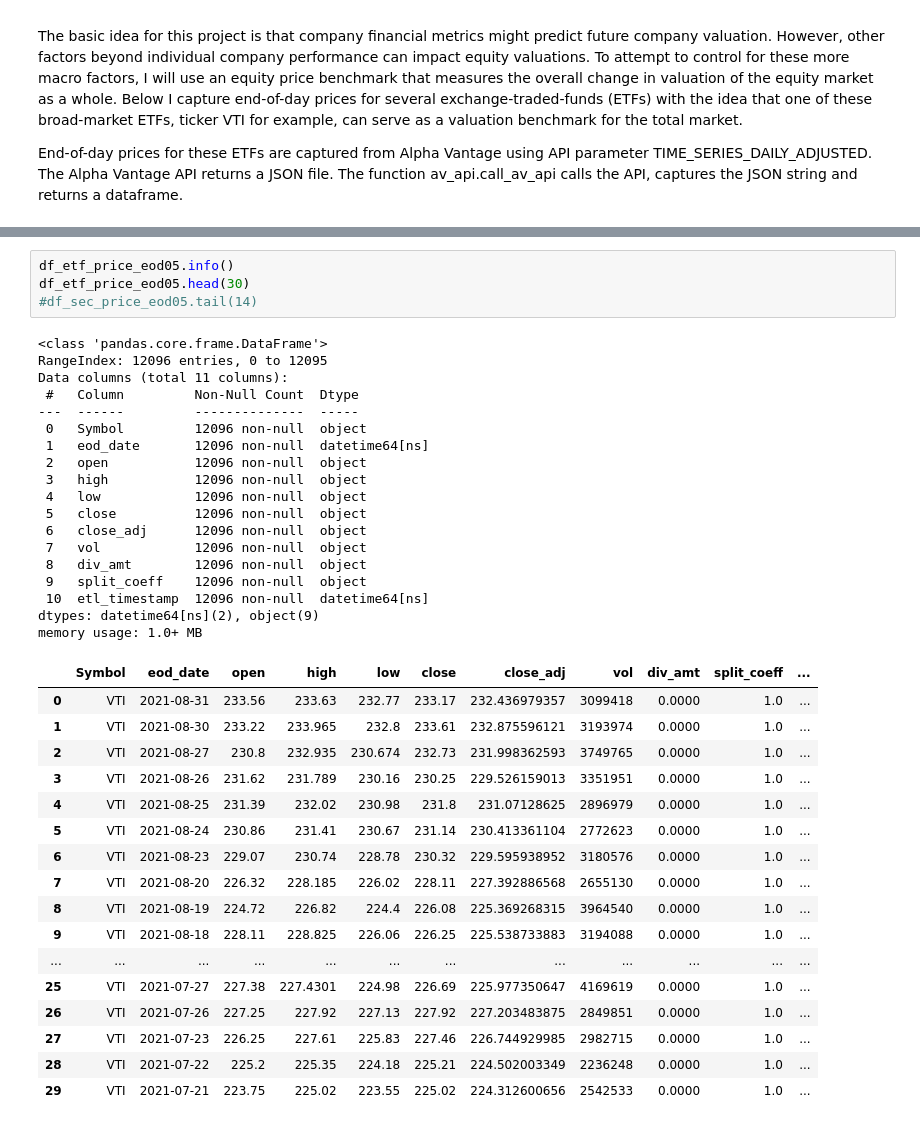
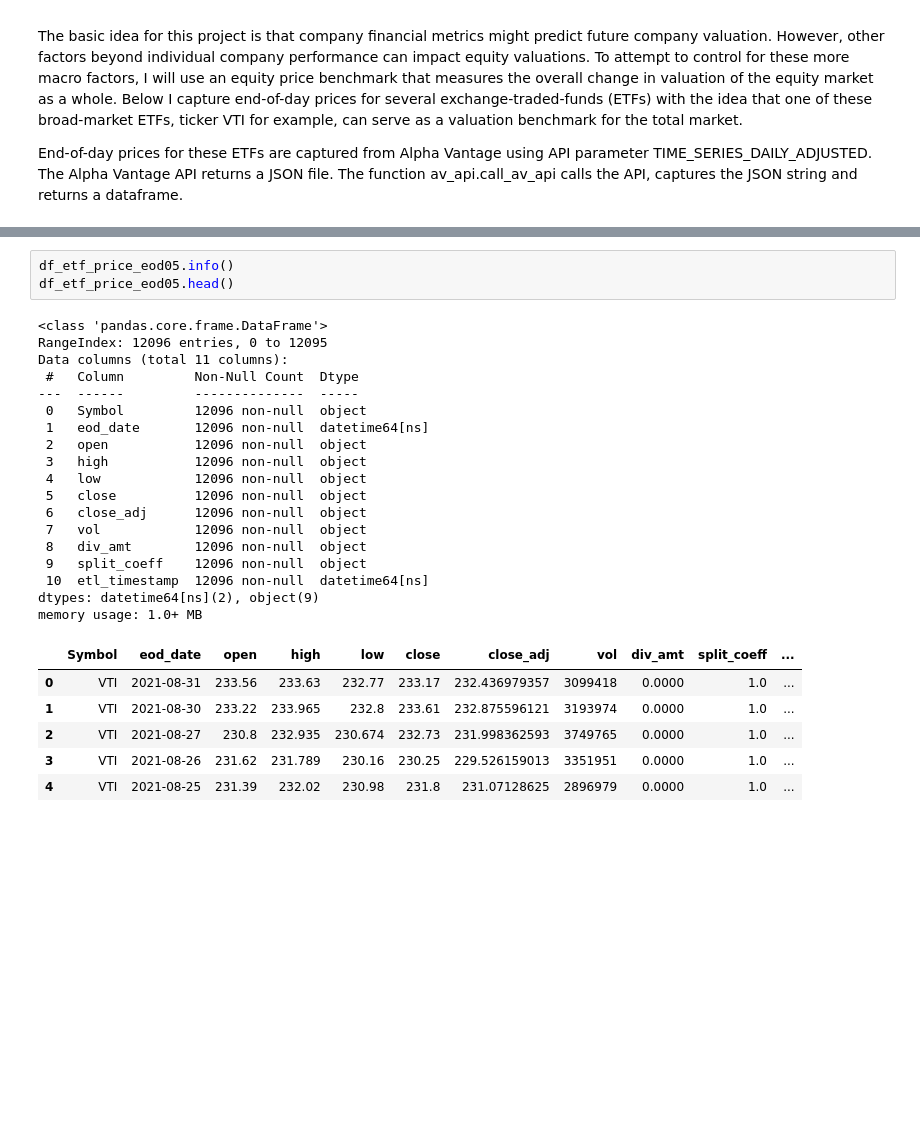
Before and after one commit to gskalski267/springboard, a Jupyter notebook: Capstone_Project_3/notebooks/011_Cap3_DataCapture.ipynb, the cells around one changed output, grey strips where cells are left out. Saved outputs shown, nothing was run; the diff lists cells and outputs as text; blank space fills up the shorter version.

```diff
--- a/Capstone_Project_3/notebooks/011_Cap3_DataCapture.ipynb
+++ b/Capstone_Project_3/notebooks/011_Cap3_DataCapture.ipynb
@@ -1140,43 +1117,31 @@ iteration: 18 XLP
 # %%
 df_etf_price_eod05.info()
-df_etf_price_eod05.head(30)
-#df_sec_price_eod05.tail(14)
+df_etf_price_eod05.head()
 # %% [output]
 <class 'pandas.core.frame.DataFrame'>
 RangeIndex: 12096 entries, 0 to 12095
 Data columns (total 11 columns):
  #   Column         Non-Null Count  Dtype
 ---  ------         --------------  -----
  0   Symbol         12096 non-null  object
  1   eod_date       12096 non-null  datetime64[ns]
  2   open           12096 non-null  object
  3   high           12096 non-null  object
  4   low            12096 non-null  object
  5   close          12096 non-null  object
  6   close_adj      12096 non-null  object
  7   vol            12096 non-null  object
  8   div_amt        12096 non-null  object
  9   split_coeff    12096 non-null  object
  10  etl_timestamp  12096 non-null  datetime64[ns]
 dtypes: datetime64[ns](2), object(9)
 memory usage: 1.0+ MB
 |  | Symbol | eod_date | open | high | low | close | close_adj | vol | div_amt | split_coeff | ... |
 | 0 | VTI | 2021-08-31 | 233.56 | 233.63 | 232.77 | 233.17 | 232.436979357 | 3099418 | 0.0000 | 1.0 | ... |
 | 1 | VTI | 2021-08-30 | 233.22 | 233.965 | 232.8 | 233.61 | 232.875596121 | 3193974 | 0.0000 | 1.0 | ... |
 | 2 | VTI | 2021-08-27 | 230.8 | 232.935 | 230.674 | 232.73 | 231.998362593 | 3749765 | 0.0000 | 1.0 | ... |
 | 3 | VTI | 2021-08-26 | 231.62 | 231.789 | 230.16 | 230.25 | 229.526159013 | 3351951 | 0.0000 | 1.0 | ... |
 | 4 | VTI | 2021-08-25 | 231.39 | 232.02 | 230.98 | 231.8 | 231.07128625 | 2896979 | 0.0000 | 1.0 | ... |
-| 5 | VTI | 2021-08-24 | 230.86 | 231.41 | 230.67 | 231.14 | 230.413361104 | 2772623 | 0.0000 | 1.0 | ... |
-| 6 | VTI | 2021-08-23 | 229.07 | 230.74 | 228.78 | 230.32 | 229.595938952 | 3180576 | 0.0000 | 1.0 | ... |
-| 7 | VTI | 2021-08-20 | 226.32 | 228.185 | 226.02 | 228.11 | 227.392886568 | 2655130 | 0.0000 | 1.0 | ... |
-| 8 | VTI | 2021-08-19 | 224.72 | 226.82 | 224.4 | 226.08 | 225.369268315 | 3964540 | 0.0000 | 1.0 | ... |
-| 9 | VTI | 2021-08-18 | 228.11 | 228.825 | 226.06 | 226.25 | 225.538733883 | 3194088 | 0.0000 | 1.0 | ... |
-| ... | ... | ... | ... | ... | ... | ... | ... | ... | ... | ... | ... |
-| 25 | VTI | 2021-07-27 | 227.38 | 227.4301 | 224.98 | 226.69 | 225.977350647 | 4169619 | 0.0000 | 1.0 | ... |
-| 26 | VTI | 2021-07-26 | 227.25 | 227.92 | 227.13 | 227.92 | 227.203483875 | 2849851 | 0.0000 | 1.0 | ... |
-| 27 | VTI | 2021-07-23 | 226.25 | 227.61 | 225.83 | 227.46 | 226.744929985 | 2982715 | 0.0000 | 1.0 | ... |
-| 28 | VTI | 2021-07-22 | 225.2 | 225.35 | 224.18 | 225.21 | 224.502003349 | 2236248 | 0.0000 | 1.0 | ... |
-| 29 | VTI | 2021-07-21 | 223.75 | 225.02 | 223.55 | 225.02 | 224.312600656 | 2542533 | 0.0000 | 1.0 | ... |
 # %%
 #save
 data_elmt51 = 'etf_price_eod'
```
Also changed, not shown: parts of 21 cells of this notebook.
